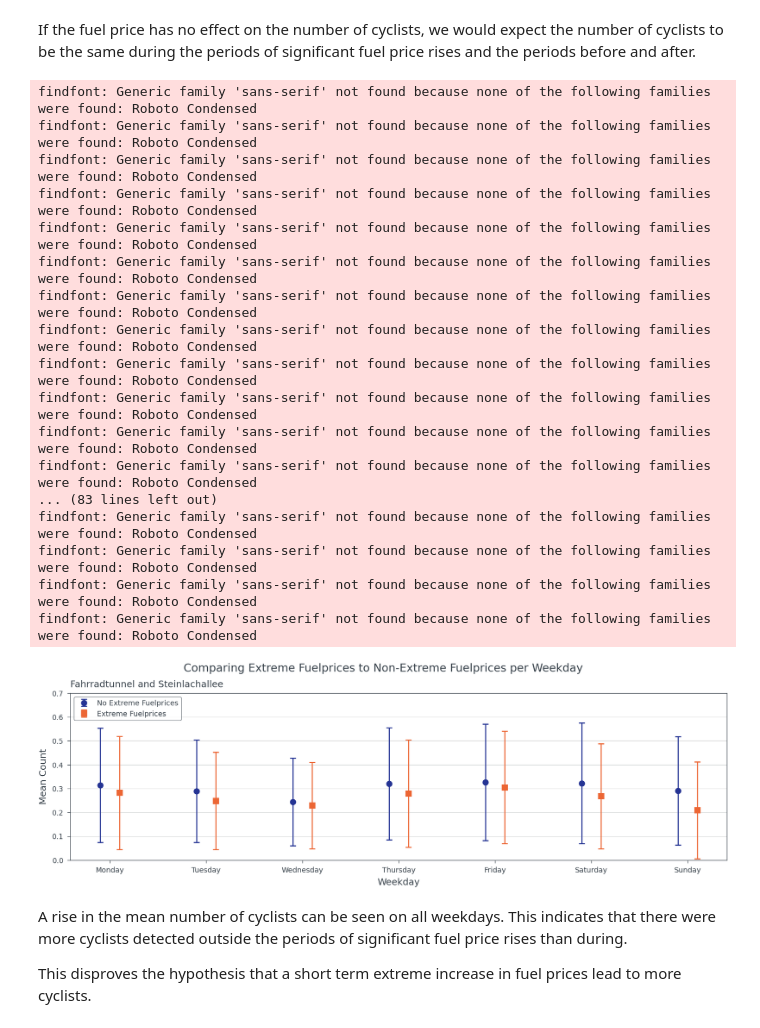
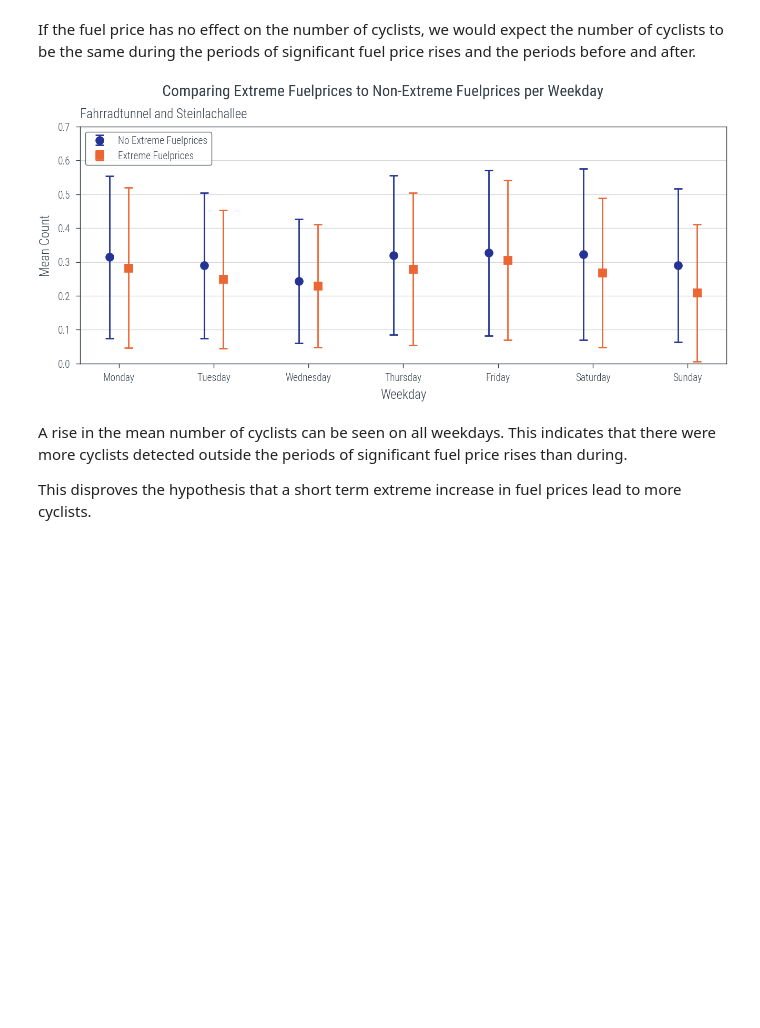
Before and after one commit to TinaTruong023/data-literacy_TypicalTueBiker, a Jupyter notebook: exp/eva_6_FuelPriceCorrelation.ipynb, the cells around one changed output. Drawn from its saved outputs; the diff is of its cells as text; code cells hidden in the pictures; blank space fills up the shorter version.

```diff
--- a/exp/eva_6_FuelPriceCorrelation.ipynb
+++ b/exp/eva_6_FuelPriceCorrelation.ipynb
@@ -326,7 +290,7 @@ def find_and_color_significant_periods(price_series, change_series, significant_
 
     return periods
 # %%
-plt.rcParams.update(bundles.beamer_moml(rel_width=2,rel_height=1))
+plt.rcParams.update(bundles.beamer_moml(rel_width=1.5,rel_height=1))
 period = 1
 sign_deviation = 3
 
@@ -443,7 +390,7 @@ extracted_data_with_labels.reset_index(drop=True, inplace=True)
 # %% [markdown]
 If the fuel price has no effect on the number of cyclists, we would expect the number of cyclists to be the same during the periods of significant fuel price rises and the periods before and after.
 # %%
-plt.rcParams.update(bundles.beamer_moml(rel_width=1.7, rel_height=1))
+plt.rcParams.update(bundles.beamer_moml(rel_width=1.2, rel_height=1))
 
 weekday_mapping = ["Monday", "Tuesday", "Wednesday", "Thursday", "Friday", "Saturday", "Sunday"]
 # Fahrradtunnel abd Steinlachallee
@@ -467,52 +414,34 @@ for d in range(7):
         y=df_bike_no_extreme_fuelprice[df_bike_no_extreme_fuelprice["weekday"] == d]["zählstand"].mean(),
         yerr=df_bike_no_extreme_fuelprice[df_bike_no_extreme_fuelprice["weekday"] == d]["zählstand"].std(),
         capsize=3,
         fmt="o",
         ms=5,
         color=ct.PRIMARY_COLORS[0],
         label="No Extreme Fuelprices" if d == 0 else "_nolabel_"
     )
     ax.errorbar(
         x=d+0.1,
         y=df_bike_extreme_fuelprice[df_bike_extreme_fuelprice["weekday"] == d]["zählstand"].mean(),
         yerr=df_bike_extreme_fuelprice[df_bike_extreme_fuelprice["weekday"] == d]["zählstand"].std(),
         capsize=3,
         fmt="s",
         ms=5,
         color=ct.PRIMARY_COLORS[1],
         label="Extreme Fuelprices" if d == 0 else "_nolabel_"
     )
     ax.set_xticks(range(7))
     ax.set_xticklabels(weekday_mapping)
     ax.set_ylim(bottom=0)
     ax.set_title(counter_names[0], loc="left")
     ax.grid(axis="y")
     ax.set_ylim(0, .7)
 ax.set_ylabel("Mean Count")
 ax.set_xlabel("Weekday")
 plt.suptitle("Comparing Extreme Fuelprices to Non-Extreme Fuelprices per Weekday")
 ax.legend(loc="upper left")
-# TODO: make legend icons smaller
 plt.show()
 # %% [output]
-findfont: Generic family 'sans-serif' not found because none of the following families were found: Roboto Condensed
-findfont: Generic family 'sans-serif' not found because none of the following families were found: Roboto Condensed
-findfont: Generic family 'sans-serif' not found because none of the following families were found: Roboto Condensed
-findfont: Generic family 'sans-serif' not found because none of the following families were found: Roboto Condensed
-findfont: Generic family 'sans-serif' not found because none of the following families were found: Roboto Condensed
-findfont: Generic family 'sans-serif' not found because none of the following families were found: Roboto Condensed
-findfont: Generic family 'sans-serif' not found because none of the following families were found: Roboto Condensed
-findfont: Generic family 'sans-serif' not found because none of the following families were found: Roboto Condensed
-findfont: Generic family 'sans-serif' not found because none of the following families were found: Roboto Condensed
-findfont: Generic family 'sans-serif' not found because none of the following families were found: Roboto Condensed
-findfont: Generic family 'sans-serif' not found because none of the following families were found: Roboto Condensed
-findfont: Generic family 'sans-serif' not found because none of the following families were found: Roboto Condensed
-... (83 lines left out)
-findfont: Generic family 'sans-serif' not found because none of the following families were found: Roboto Condensed
-findfont: Generic family 'sans-serif' not found because none of the following families were found: Roboto Condensed
-findfont: Generic family 'sans-serif' not found because none of the following families were found: Roboto Condensed
-findfont: Generic family 'sans-serif' not found because none of the following families were found: Roboto Condensed
-[figure, old version]
+[figure, new version]
 # %% [markdown]
 A rise in the mean number of cyclists can be seen on all weekdays. This indicates that there were more cyclists detected outside the periods of significant fuel price rises than during.
 
```
Also changed, not shown: parts of 13 cells of this notebook, 25 other files.
